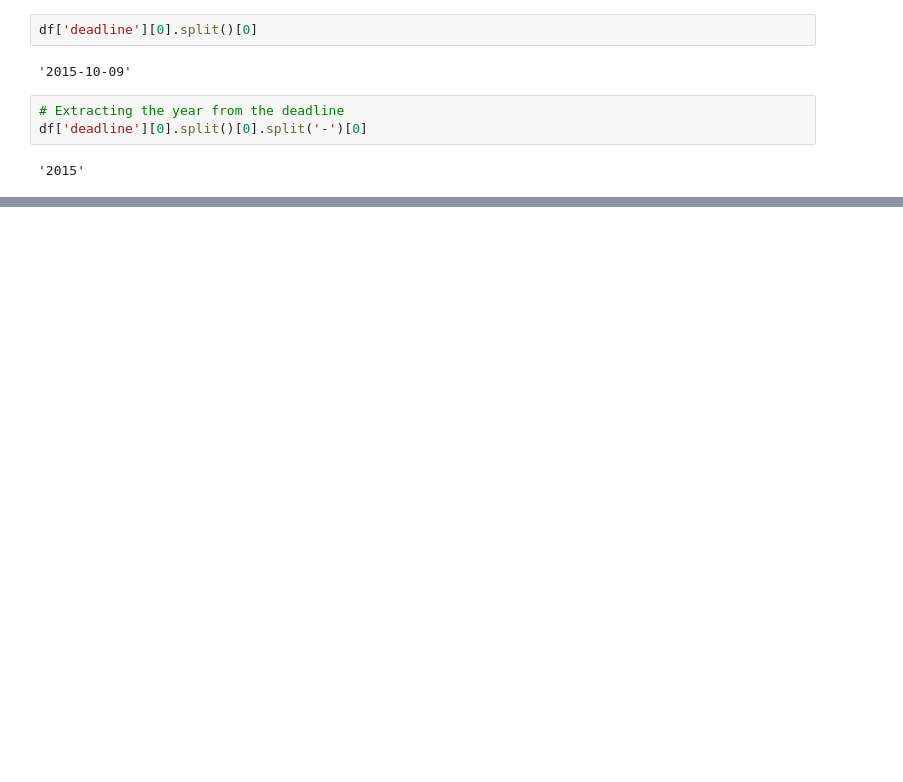
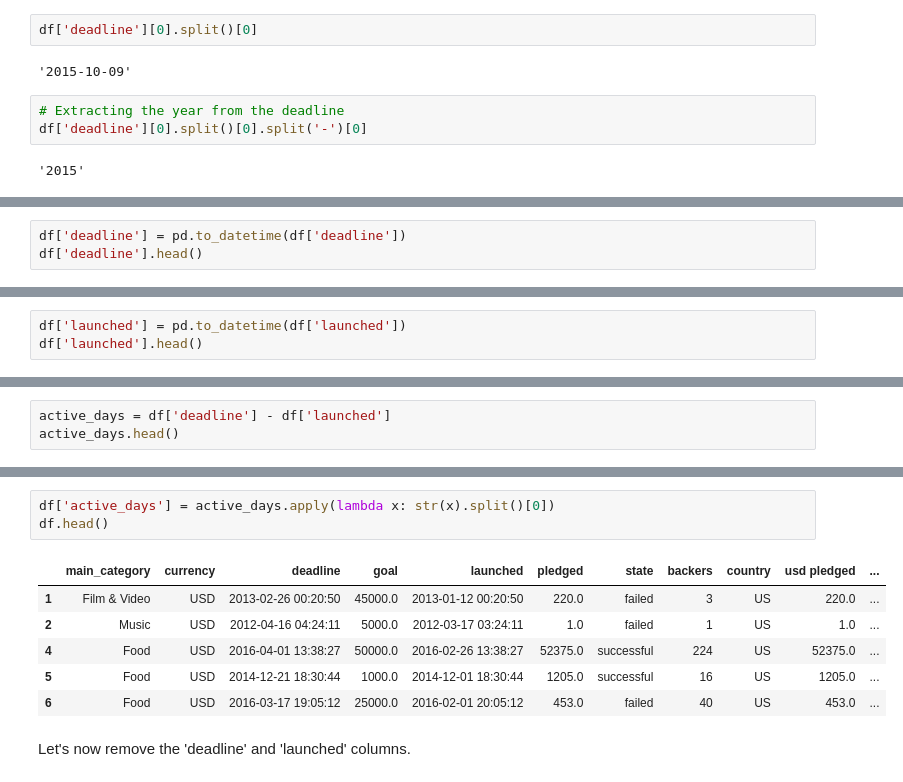
Before and after one commit to neerajingle95/Kickstarter-Project, a Jupyter notebook: Kickstarter Project - Neeraj.ipynb, the cells around one changed output, grey strips where cells are left out. Cells and saved outputs as stored; diff of their text form; blank space fills up the shorter version.

```diff
--- a/Kickstarter Project - Neeraj.ipynb
+++ b/Kickstarter Project - Neeraj.ipynb
@@ -750,0 +817,3 @@ ax = sns.barplot(data=launched_month_df, x='launched_month', y='pledged', estima
+# %%
+df['deadline'] = pd.to_datetime(df['deadline'])
+df['deadline'].head()
@@ -750,0 +827,3 @@ ax = sns.barplot(data=launched_month_df, x='launched_month', y='pledged', estima
+# %%
+df['launched'] = pd.to_datetime(df['launched'])
+df['launched'].head()
@@ -750,0 +857,3 @@ ax = sns.barplot(data=launched_month_df, x='launched_month', y='pledged', estima
+# %%
+active_days = df['deadline'] - df['launched']
+active_days.head()
@@ -750,0 +867,12 @@ ax = sns.barplot(data=launched_month_df, x='launched_month', y='pledged', estima
+# %%
+df['active_days'] = active_days.apply(lambda x: str(x).split()[0])
+df.head()
+# %% [output]
+|  | main_category | currency | deadline | goal | launched | pledged | state | backers | country | usd pledged | ... |
+| 1 | Film & Video | USD | 2013-02-26 00:20:50 | 45000.0 | 2013-01-12 00:20:50 | 220.0 | failed | 3 | US | 220.0 | ... |
+| 2 | Music | USD | 2012-04-16 04:24:11 | 5000.0 | 2012-03-17 03:24:11 | 1.0 | failed | 1 | US | 1.0 | ... |
+| 4 | Food | USD | 2016-04-01 13:38:27 | 50000.0 | 2016-02-26 13:38:27 | 52375.0 | successful | 224 | US | 52375.0 | ... |
+| 5 | Food | USD | 2014-12-21 18:30:44 | 1000.0 | 2014-12-01 18:30:44 | 1205.0 | successful | 16 | US | 1205.0 | ... |
+| 6 | Food | USD | 2016-03-17 19:05:12 | 25000.0 | 2016-02-01 20:05:12 | 453.0 | failed | 40 | US | 453.0 | ... |
+# %% [markdown]
+Let's now remove the 'deadline' and 'launched' columns.
```
Also changed, not shown: parts of 130 cells of this notebook.
